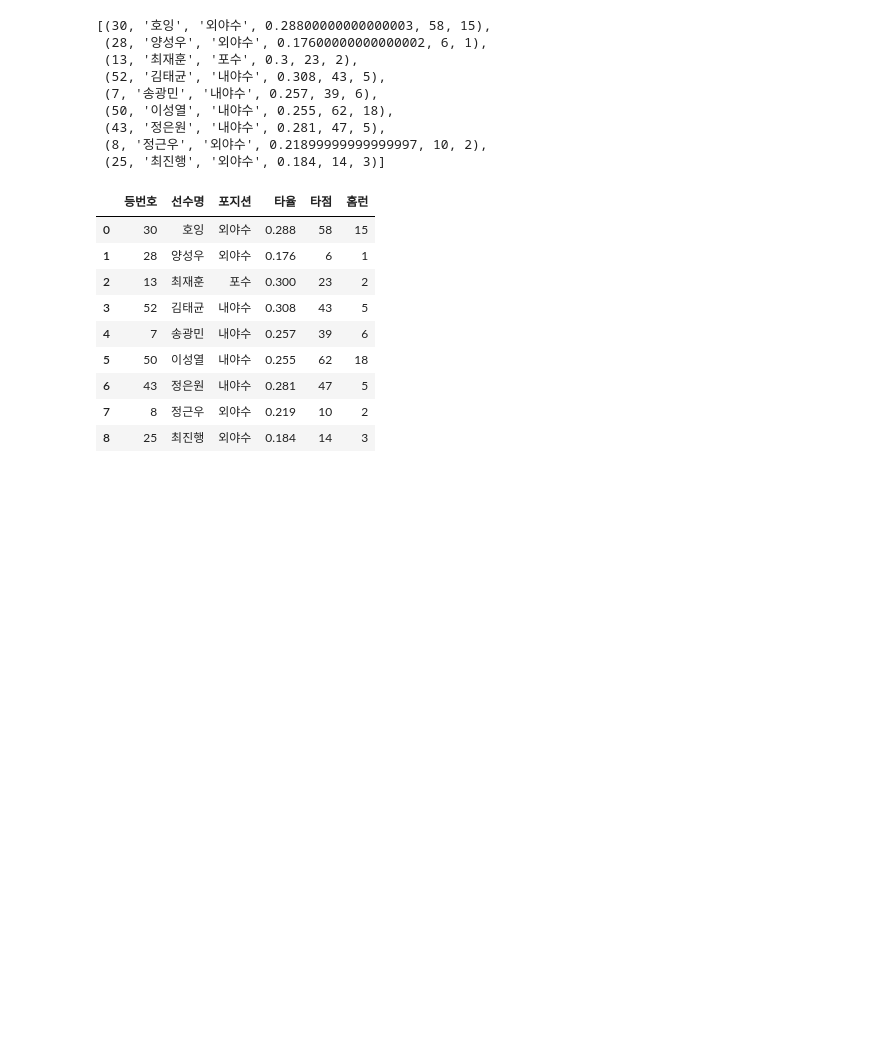
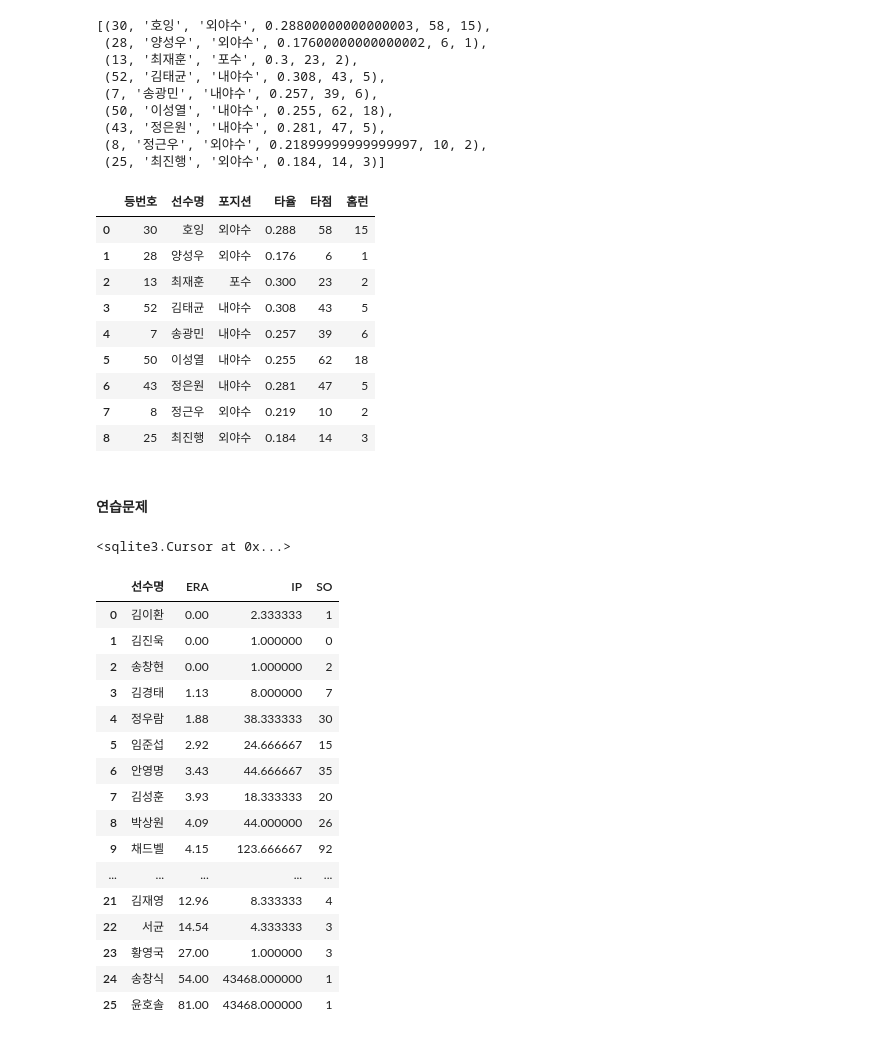
Before and after one commit to Blockhead4/Python-DataScience, a Jupyter notebook: 03_SQLite3/sqlite3.ipynb, the cells around one changed output. Drawn from its saved outputs; the diff is of its cells as text; code cells hidden in the pictures; blank space fills up the shorter version.

```diff
--- a/03_SQLite3/sqlite3.ipynb
+++ b/03_SQLite3/sqlite3.ipynb
@@ -342,3 +341,37 @@ eagles_df
 | 6 | 43 | 정은원 | 내야수 | 0.281 | 47 | 5 |
 | 7 | 8 | 정근우 | 외야수 | 0.219 | 10 | 2 |
 | 8 | 25 | 최진행 | 외야수 | 0.184 | 14 | 3 |
+# %% [markdown]
+#### 연습문제
+# %%
+cur = conn.cursor()
+cur.execute('CREATE TABLE IF NOT EXISTS Pitcher_Stats \
+            (id INT NOT NULL, \
+             name TEXT, \
+             era REAL, \
+             ip REAL, \
+             so INT, \
+             PRIMARY KEY(id));')
+# %% [output]
+<sqlite3.Cursor at 0x...>
+# %%
+pitcher_stats = pd.read_csv('pitcher_stats.csv', encoding='EUC_KR')
+pitcher_stats
+# %% [output]
+|  | 선수명 | ERA | IP | SO |
+| 0 | 김이환 | 0.00 | 2.333333 | 1 |
+| 1 | 김진욱 | 0.00 | 1.000000 | 0 |
+| 2 | 송창현 | 0.00 | 1.000000 | 2 |
+| 3 | 김경태 | 1.13 | 8.000000 | 7 |
+| 4 | 정우람 | 1.88 | 38.333333 | 30 |
+| 5 | 임준섭 | 2.92 | 24.666667 | 15 |
+| 6 | 안영명 | 3.43 | 44.666667 | 35 |
+| 7 | 김성훈 | 3.93 | 18.333333 | 20 |
+| 8 | 박상원 | 4.09 | 44.000000 | 26 |
+| 9 | 채드벨 | 4.15 | 123.666667 | 92 |
+| ... | ... | ... | ... | ... |
+| 21 | 김재영 | 12.96 | 8.333333 | 4 |
+| 22 | 서균 | 14.54 | 4.333333 | 3 |
+| 23 | 황영국 | 27.00 | 1.000000 | 3 |
+| 24 | 송창식 | 54.00 | 43468.000000 | 1 |
+| 25 | 윤호솔 | 81.00 | 43468.000000 | 1 |
```
Also changed, not shown: parts of 5 cells of this notebook, 7 other files.
